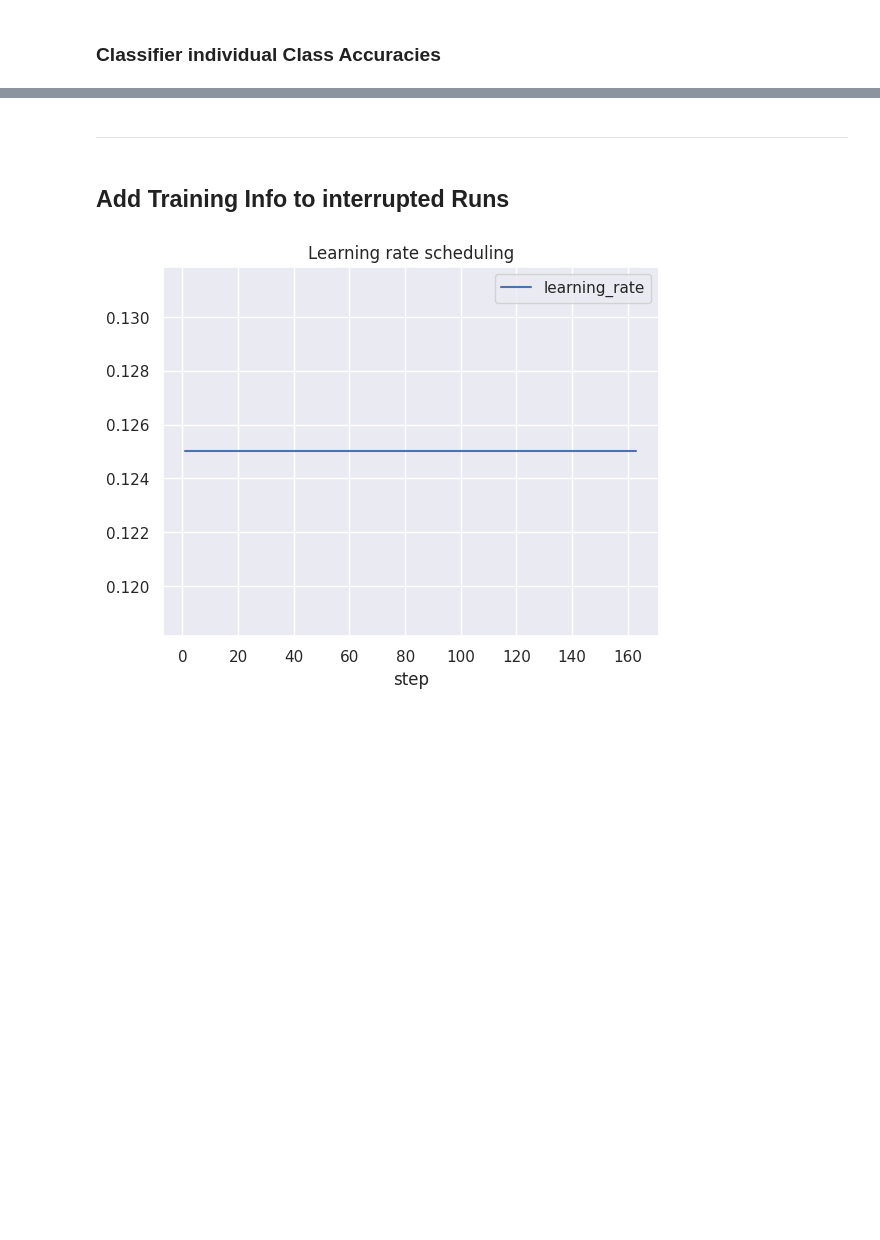
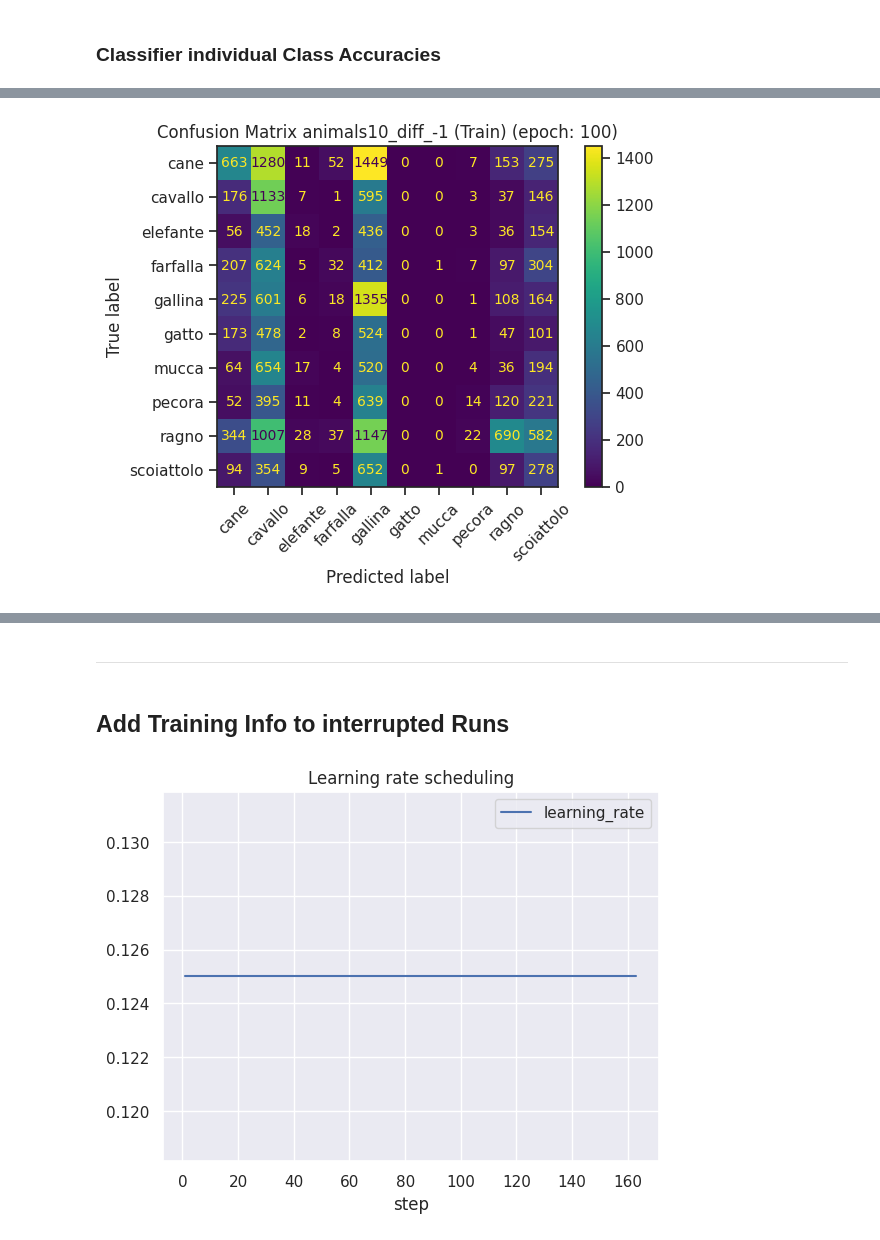
Before and after one commit to Thomas-Gottwald/SupContrastShape, a Jupyter notebook: validation.ipynb, the cells around one changed output, grey strips where cells are left out. Drawn from its saved outputs; the diff is of its cells as text; code cells hidden in the pictures; blank space fills up the shorter version.

```diff
--- a/validation.ipynb
+++ b/validation.ipynb
@@ -377,0 +449,94 @@ add_confusion_matrix_to_run_md(path_class=path_classifier, acc=acc_val, acc_b=ac
+# %%
+dataset_second = "animals10_diff_-1"
+
+# path to the comb.md file (not jet created)
+path_comb_md, path_comb, path_save = get_path_comb_md(root_model, dataset_val, dataset_second)
+
+# path to the embeddings computed using the dateset_second
+folder_epoch = f"val_{epoch}" if params['dataset']==dataset_val else f"val_{dataset_val}_{epoch}"
+folder_epoch_second = f"val_{epoch}" if params['dataset']==dataset_second else f"val_{dataset_second}_{epoch}"
+path_embeddings_second = path_embeddings.replace(folder_epoch, folder_epoch_second)
+
+# path to the classifiers trained on the embeddings of dataset_val and dateset_second
+path_classifier = get_path_classifier(root_model, dataset_val, params, epoch)
+path_classifier_second = get_path_classifier(root_model, dataset_second, params, epoch)
+# %%
+path, i = split_path_model(root_model=root_model)
+all_val_folders = [folder_path.split('/')[-1] for folder_path in glob.glob(os.path.join(*path[:i+1], f"val_*[!.md]"))]
+# %%
+all_epochs = set([val_folder.split('_')[-1] for val_folder in all_val_folders])
+
+comb_plots = dict()
+for e in all_epochs:
+    # check that this epoch checkpoint was evaluated on both datasets
+    folder_e = f"val_{e}" if params['dataset']==dataset_val else f"val_{dataset_val}_{e}"
+    folder_e_second = f"val_{e}" if params['dataset']==dataset_second else f"val_{dataset_second}_{e}"
+    if folder_e in all_val_folders and folder_e_second in all_val_folders:
+
+        # get the plots of the t-SNE embeddings
+        path_embeddings_e = path_embeddings.replace(folder_epoch, folder_e)
+        path_embeddings_e_second = path_embeddings_second.replace(folder_epoch_second, folder_e_second)
+        tSNE_plots = glob.glob(os.path.join(path_embeddings_e, "*.png"))
+        tSNE_plots_second = glob.glob(os.path.join(path_embeddings_e_second, "*.png"))
+        if len(tSNE_plots) == 2 and len(tSNE_plots_second) == 2:
+            comb_plots[f'tSNE{e}'] = (tSNE_plots, tSNE_plots_second)
+
+        # get the plots of the confusion matrices
+        path_classifier_e = path_classifier.replace(folder_epoch, folder_e)
+        path_classifier_e_second = path_classifier_second.replace(folder_epoch_second, folder_e_second)
+        cm_plots = glob.glob(os.path.join(path_classifier_e, "models", "*.png"))
+        cm_plots_second = glob.glob(os.path.join(path_classifier_e_second, "models", "*.png"))
+        if len(cm_plots) == 2 and len(cm_plots_second) == 2:
+            seaborn.set_theme(style="ticks")
+            classes = [x[:-1].replace(root_test, '') for x in glob.glob(os.path.join(root_test, "*/"))]
+
+            os.makedirs(os.path.join(path_comb, f"{e}"), exist_ok=True)
+            cm_comb_plots = [os.path.join(path_comb, f"{e}", f"cm_{dataset_second}_train_epoch_{e}.png"),
+                             os.path.join(path_comb, f"{e}", f"cm_{dataset_second}_test_epoch_{e}.png")]
+            cm_comb_plots_second = [os.path.join(path_comb, f"{e}", f"cm_{dataset_val}_train_epoch_{e}.png"),
+                                    os.path.join(path_comb, f"{e}", f"cm_{dataset_val}_test_epoch_{e}.png")]
+
+            # evaluate classifiers
+            # classifier trained on dataset_val evaluate on dataset_val
+            classifier, train_loader, val_loader = set_up_classifier(path_classifier_e, params, path_embeddings_e, cuda_device)
+            df_pred_train = get_predictions(classifier, train_loader, cuda_device)
+            df_pred_val = get_predictions(classifier, val_loader, cuda_device)
+            C_train, acc_train, acc_b_train = get_confusion_matrix(df_pred_train)
+            C_val, acc_val, acc_b_val = get_confusion_matrix(df_pred_val)
+            comb_plots[f'acc{e}'] = [[acc_train, acc_b_train, acc_val, acc_b_val]]
+
+            # classifier trained on dataset_val evaluate on dataset_second
+            classifier, train_loader, val_loader = set_up_classifier(path_classifier_e, params, path_embeddings_e_second, cuda_device)
+            df_pred_train = get_predictions(classifier, train_loader, cuda_device)
+            df_pred_val = get_predictions(classifier, val_loader, cuda_device)
+            C_train, acc_train, acc_b_train = get_confusion_matrix(df_pred_train)
+            C_val, acc_val, acc_b_val = get_confusion_matrix(df_pred_val)
+            save_confusion_matrix(C_train, classes, title=f"Confusion Matrix {dataset_second} (Train) (epoch: {e})",
+                                  path=cm_comb_plots[0])
+            save_confusion_matrix(C_val, classes, title=f"Confusion Matrix {dataset_second} (Test) (epoch: {e})",
+                                  path=cm_comb_plots[1])
+            comb_plots[f'acc{e}'].append([acc_train, acc_b_train, acc_val, acc_b_val])
+
+            # classifier trained on dataset_second evaluate on dataset_second
+            classifier, train_loader, val_loader = set_up_classifier(path_classifier_e_second, params, path_embeddings_e_second, cuda_device)
+            df_pred_train = get_predictions(classifier, train_loader, cuda_device)
+            df_pred_val = get_predictions(classifier, val_loader, cuda_device)
+            C_train, acc_train, acc_b_train = get_confusion_matrix(df_pred_train)
+            C_val, acc_val, acc_b_val = get_confusion_matrix(df_pred_val)
+            comb_plots[f'acc{e}'].append([acc_train, acc_b_train, acc_val, acc_b_val])
+
+            # classifier trained on dataset_second evaluate on dataset_val
+            classifier, train_loader, val_loader = set_up_classifier(path_classifier_e_second, params, path_embeddings_e, cuda_device)
+            df_pred_train = get_predictions(classifier, train_loader, cuda_device)
+            df_pred_val = get_predictions(classifier, val_loader, cuda_device)
+            C_train, acc_train, acc_b_train = get_confusion_matrix(df_pred_train)
+            C_val, acc_val, acc_b_val = get_confusion_matrix(df_pred_val)
+            save_confusion_matrix(C_train, classes, title=f"Confusion Matrix {dataset_val} (Train) (epoch: {e})",
+                                  path=cm_comb_plots_second[0])
+            save_confusion_matrix(C_val, classes, title=f"Confusion Matrix {dataset_val} (Test) (epoch: {e})",
+                                  path=cm_comb_plots_second[1])
+            comb_plots[f'acc{e}'].append([acc_train, acc_b_train, acc_val, acc_b_val])
+
+            comb_plots[f'cm{e}'] = (cm_plots, cm_comb_plots, cm_plots_second, cm_comb_plots_second)
+# %% [output]
+[figure, added]
```
Also changed, not shown: parts of 18 cells of this notebook, 2 other files.
